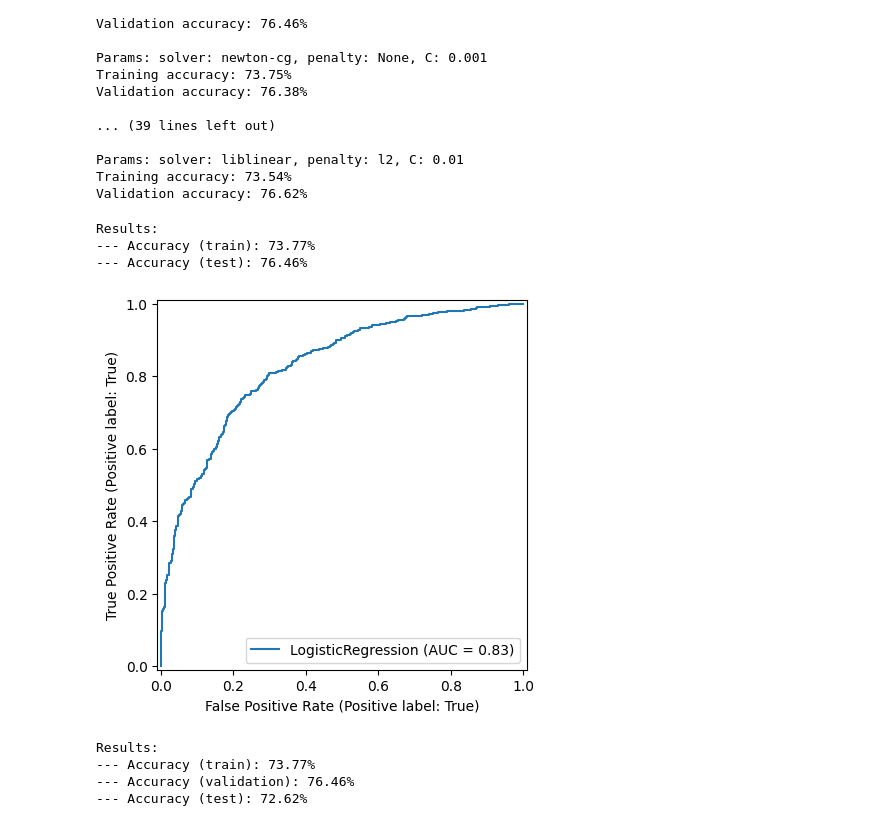
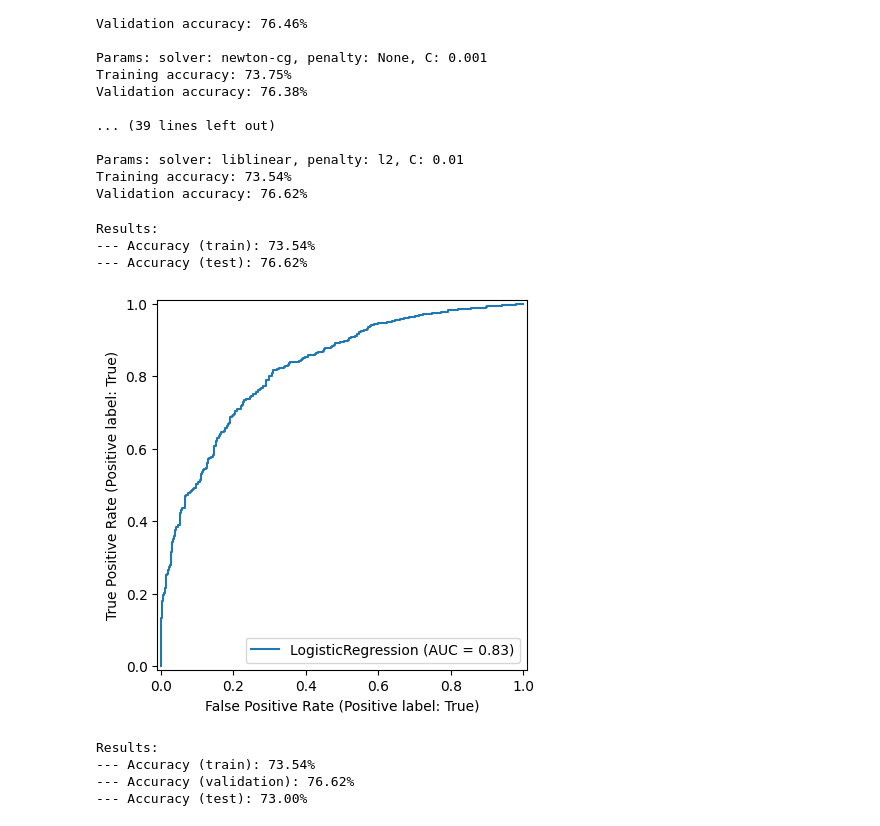
Before and after one commit to AlistairKeiller/cs178Final, a Jupyter notebook: notebooks/logistic.ipynb, the cells around one changed output. Drawn from its saved outputs; the diff is of its cells as text; code cells hidden in the pictures.

Commit message:
logistic!

```diff
--- a/notebooks/logistic.ipynb
+++ b/notebooks/logistic.ipynb
@@ -130,22 +130,21 @@ Params: solver: liblinear, penalty: l2, C: 0.01
 Training accuracy: 73.54%
 Validation accuracy: 76.62%
 # %%
-classifier =  LogisticRegression(solver='saga', penalty='l1', max_iter = 100, random_state = seed, C=1)
+classifier =  LogisticRegression(solver='liblinear', penalty='l2', max_iter = 100, random_state = seed, C=0.01)
 confusion(classifier, wine_X_tr, wine_y_tr, wine_X_val, wine_y_val)
 disp = RocCurveDisplay.from_estimator(classifier, wine_X_val, wine_y_val)
 # %% [output]
 Results:
---- Accuracy (train): 73.77%
---- Accuracy (test): 76.46%
+--- Accuracy (train): 73.54%
+--- Accuracy (test): 76.62%
-[figure, old version]
+[figure, new version]
-# %%
-classifier =  LogisticRegression(solver='saga', penalty='l1', max_iter = 100, random_state = seed, C=1)
-print_final_results(classifier, wine_X_tr, wine_y_tr, wine_X_val, wine_y_val, wine_X_test, wine_y_test)
-# %% [output]
-Results:
---- Accuracy (train): 73.77%
---- Accuracy (validation): 76.46%
---- Accuracy (test): 72.62%
+# %%
+print_final_results(classifier, wine_X_tr, wine_y_tr, wine_X_val, wine_y_val, wine_X_test, wine_y_test)
+# %% [output]
+Results:
+--- Accuracy (train): 73.54%
+--- Accuracy (validation): 76.62%
+--- Accuracy (test): 73.00%
 # %%
 # # Create a figure with only one subplot
 # figure, axes = plt.subplots(1, figsize=(6, 6))
```
Also changed, not shown: parts of 10 cells of this notebook.
